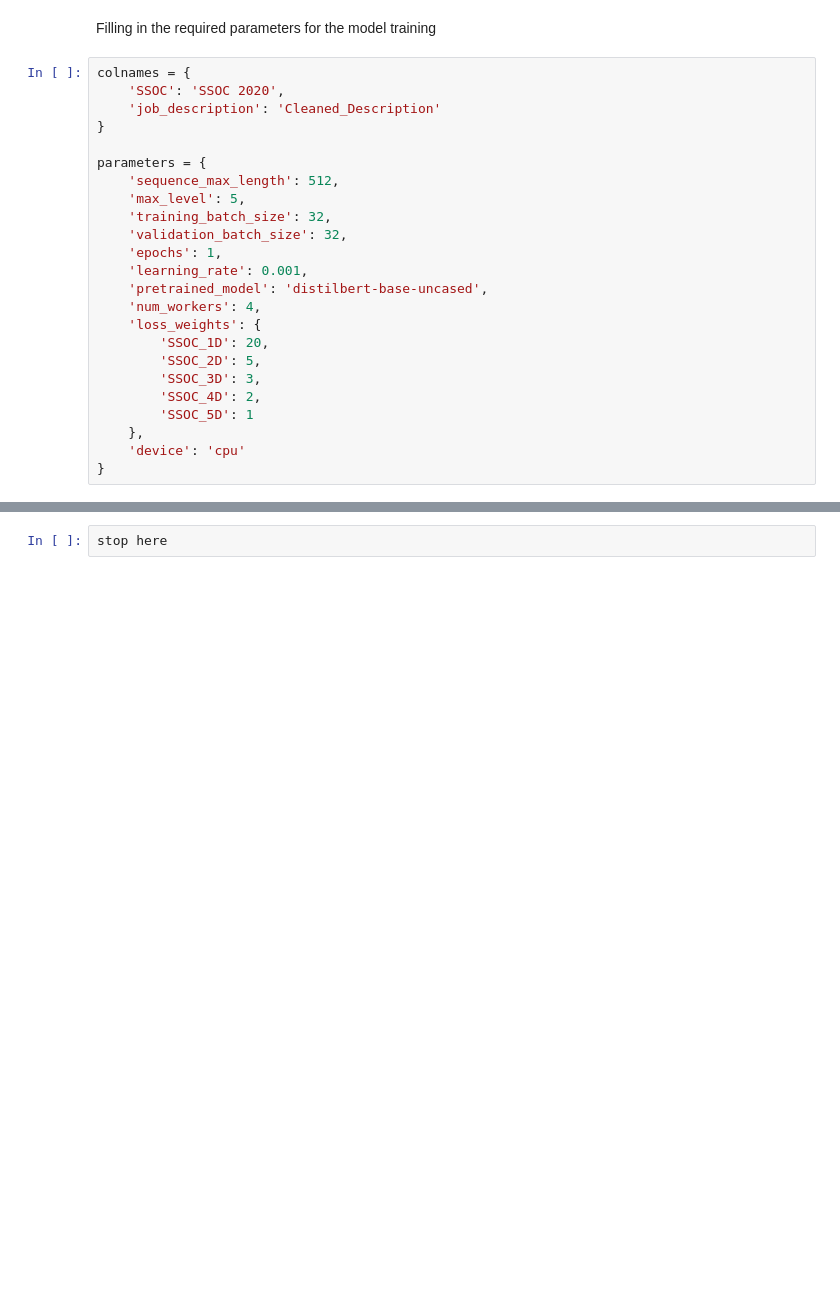
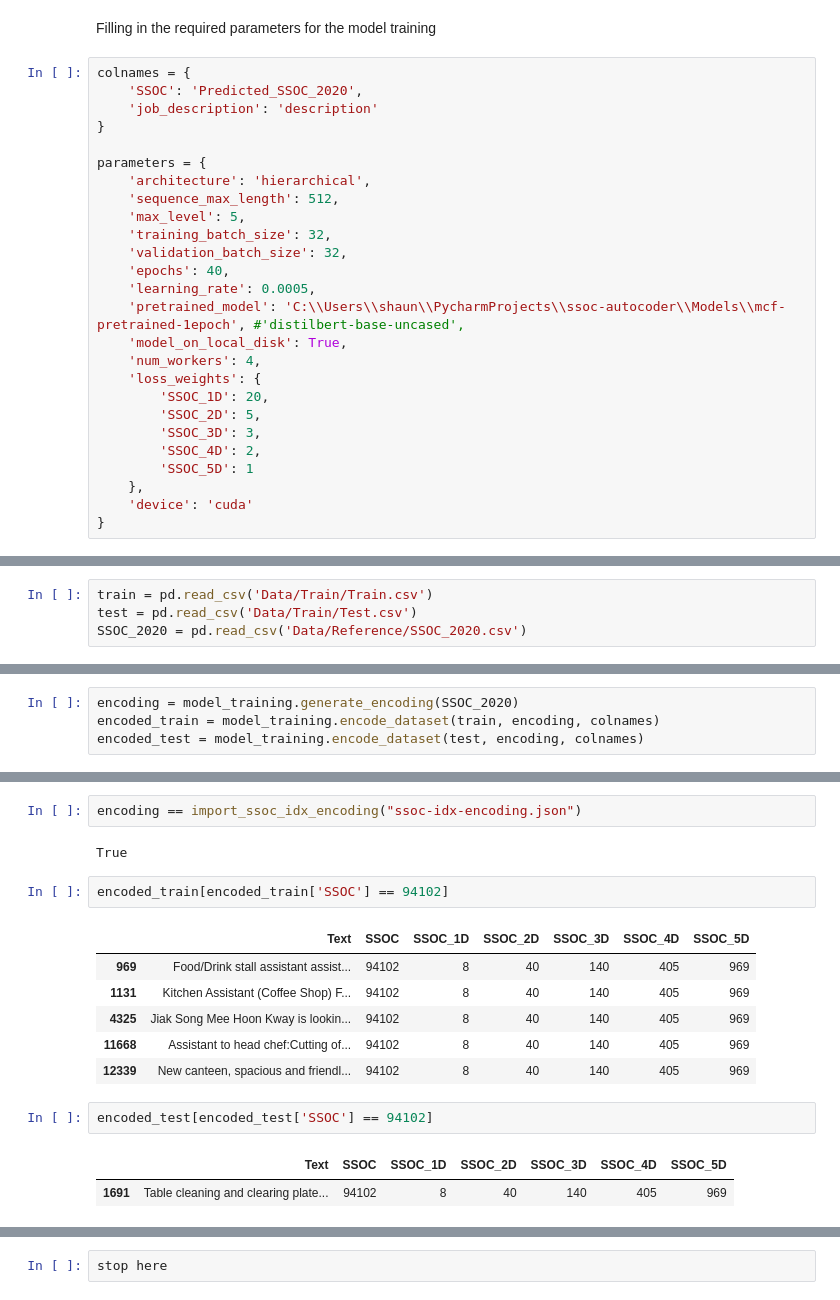
Before and after one commit to Benjamin-Aw-93/ssoc_autocoder, a Jupyter notebook: Notebooks/2021-10-01 - Model Architecture.ipynb, the cells around one changed output, grey strips where cells are left out. Saved outputs shown, nothing was run; the diff lists cells and outputs as text; blank space fills up the shorter version.

```diff
--- a/Notebooks/2021-10-01 - Model Architecture.ipynb
+++ b/Notebooks/2021-10-01 - Model Architecture.ipynb
@@ -43,18 +42,20 @@ from ssoc_autocoder import train
 Filling in the required parameters for the model training
 # %%
 colnames = {
-    'SSOC': 'SSOC 2020',
-    'job_description': 'Cleaned_Description'
+    'SSOC': 'Predicted_SSOC_2020',
+    'job_description': 'description'
 }
 
 parameters = {
+    'architecture': 'hierarchical',
     'sequence_max_length': 512,
     'max_level': 5,
     'training_batch_size': 32,
     'validation_batch_size': 32,
-    'epochs': 1,
-    'learning_rate': 0.001,
-    'pretrained_model': 'distilbert-base-uncased',
+    'epochs': 40,
+    'learning_rate': 0.0005,
+    'pretrained_model': 'C:\\Users\\shaun\\PycharmProjects\\ssoc-autocoder\\Models\\mcf-pretrained-1epoch', #'distilbert-base-uncased',
+    'model_on_local_disk': True,
     'num_workers': 4,
     'loss_weights': {
         'SSOC_1D': 20,
@@ -63,5 +64,5 @@ parameters = {
         'SSOC_4D': 2,
         'SSOC_5D': 1
     },
-    'device': 'cpu'
+    'device': 'cuda'
 }
@@ -71 +69,5 @@ SSOC_2020 = pd.read_csv('Data/Processed/Training/train-aws/SSOC_2020.csv')
+# %%
+train = pd.read_csv('Data/Train/Train.csv')
+test = pd.read_csv('Data/Train/Test.csv')
+SSOC_2020 = pd.read_csv('Data/Reference/SSOC_2020.csv')
 # %% [markdown]
@@ -72,0 +77,4 @@ SSOC_2020 = pd.read_csv('Data/Processed/Training/train-aws/SSOC_2020.csv')
+# %%
+encoding = model_training.generate_encoding(SSOC_2020)
+encoded_train = model_training.encode_dataset(train, encoding, colnames)
+encoded_test = model_training.encode_dataset(test, encoding, colnames)
@@ -72,0 +114,18 @@ SSOC_2020 = pd.read_csv('Data/Processed/Training/train-aws/SSOC_2020.csv')
+# %%
+encoding == import_ssoc_idx_encoding("ssoc-idx-encoding.json")
+# %% [output]
+True
+# %%
+encoded_train[encoded_train['SSOC'] == 94102]
+# %% [output]
+|  | Text | SSOC | SSOC_1D | SSOC_2D | SSOC_3D | SSOC_4D | SSOC_5D |
+| 969 | Food/Drink stall assistant assist... | 94102 | 8 | 40 | 140 | 405 | 969 |
+| 1131 | Kitchen Assistant (Coffee Shop) F... | 94102 | 8 | 40 | 140 | 405 | 969 |
+| 4325 | Jiak Song Mee Hoon Kway is lookin... | 94102 | 8 | 40 | 140 | 405 | 969 |
+| 11668 | Assistant to head chef:Cutting of... | 94102 | 8 | 40 | 140 | 405 | 969 |
+| 12339 | New canteen, spacious and friendl... | 94102 | 8 | 40 | 140 | 405 | 969 |
+# %%
+encoded_test[encoded_test['SSOC'] == 94102]
+# %% [output]
+|  | Text | SSOC | SSOC_1D | SSOC_2D | SSOC_3D | SSOC_4D | SSOC_5D |
+| 1691 | Table cleaning and clearing plate... | 94102 | 8 | 40 | 140 | 405 | 969 |
```
Also changed, not shown: parts of 33 cells of this notebook, 6 other files.
